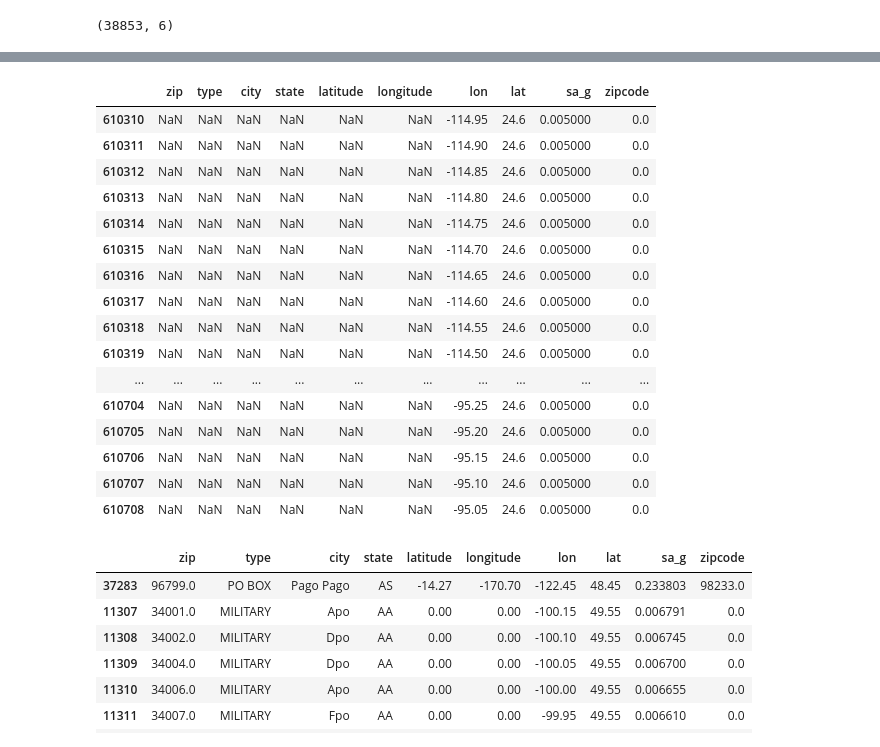
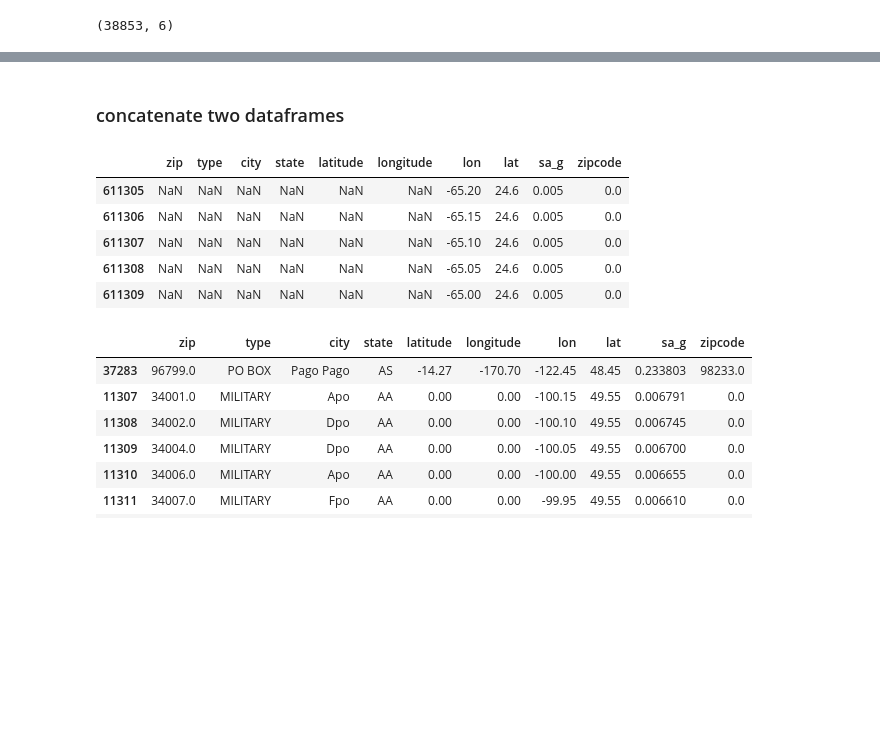
Before and after one commit to labs12-should-i-live-here/DS, a Jupyter notebook: Checking_data_files_earthquake.ipynb, the cells around one changed output, grey strips where cells are left out. Cells and saved outputs as stored; diff of their text form; code cells hidden in the pictures; blank space fills up the shorter version.

Commit message:
minor changes in displaying dataframes

```diff
--- a/Checking_data_files_earthquake.ipynb
+++ b/Checking_data_files_earthquake.ipynb
@@ -280,25 +258,16 @@ df.tail(1000)
+# %% [markdown]
+### concatenate two dataframes
 # %%
 df_zip_concat = pd.concat([df_zip, df], axis=1)
 # %%
-df_zip_concat.tail(1000)
+df_zip_concat.tail()
 # %% [output]
 |  | zip | type | city | state | latitude | longitude | lon | lat | sa_g | zipcode |
-| 610310 | NaN | NaN | NaN | NaN | NaN | NaN | -114.95 | 24.6 | 0.005000 | 0.0 |
-| 610311 | NaN | NaN | NaN | NaN | NaN | NaN | -114.90 | 24.6 | 0.005000 | 0.0 |
-| 610312 | NaN | NaN | NaN | NaN | NaN | NaN | -114.85 | 24.6 | 0.005000 | 0.0 |
-| 610313 | NaN | NaN | NaN | NaN | NaN | NaN | -114.80 | 24.6 | 0.005000 | 0.0 |
-| 610314 | NaN | NaN | NaN | NaN | NaN | NaN | -114.75 | 24.6 | 0.005000 | 0.0 |
-| 610315 | NaN | NaN | NaN | NaN | NaN | NaN | -114.70 | 24.6 | 0.005000 | 0.0 |
-| 610316 | NaN | NaN | NaN | NaN | NaN | NaN | -114.65 | 24.6 | 0.005000 | 0.0 |
-| 610317 | NaN | NaN | NaN | NaN | NaN | NaN | -114.60 | 24.6 | 0.005000 | 0.0 |
-| 610318 | NaN | NaN | NaN | NaN | NaN | NaN | -114.55 | 24.6 | 0.005000 | 0.0 |
-| 610319 | NaN | NaN | NaN | NaN | NaN | NaN | -114.50 | 24.6 | 0.005000 | 0.0 |
-| ... | ... | ... | ... | ... | ... | ... | ... | ... | ... | ... |
-| 610704 | NaN | NaN | NaN | NaN | NaN | NaN | -95.25 | 24.6 | 0.005000 | 0.0 |
-| 610705 | NaN | NaN | NaN | NaN | NaN | NaN | -95.20 | 24.6 | 0.005000 | 0.0 |
-| 610706 | NaN | NaN | NaN | NaN | NaN | NaN | -95.15 | 24.6 | 0.005000 | 0.0 |
-| 610707 | NaN | NaN | NaN | NaN | NaN | NaN | -95.10 | 24.6 | 0.005000 | 0.0 |
-| 610708 | NaN | NaN | NaN | NaN | NaN | NaN | -95.05 | 24.6 | 0.005000 | 0.0 |
+| 611305 | NaN | NaN | NaN | NaN | NaN | NaN | -65.20 | 24.6 | 0.005 | 0.0 |
+| 611306 | NaN | NaN | NaN | NaN | NaN | NaN | -65.15 | 24.6 | 0.005 | 0.0 |
+| 611307 | NaN | NaN | NaN | NaN | NaN | NaN | -65.10 | 24.6 | 0.005 | 0.0 |
+| 611308 | NaN | NaN | NaN | NaN | NaN | NaN | -65.05 | 24.6 | 0.005 | 0.0 |
+| 611309 | NaN | NaN | NaN | NaN | NaN | NaN | -65.00 | 24.6 | 0.005 | 0.0 |
 # %%
 df_zip_concat.sort_values(by=['latitude', 'longitude','lon', 'lat'])
 # %% [output]
```
Also changed, not shown: parts of 4 cells of this notebook.
